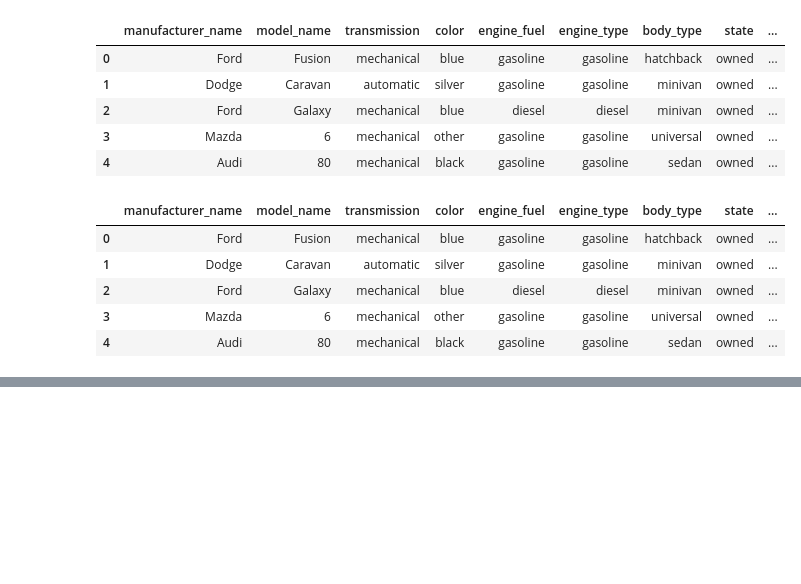
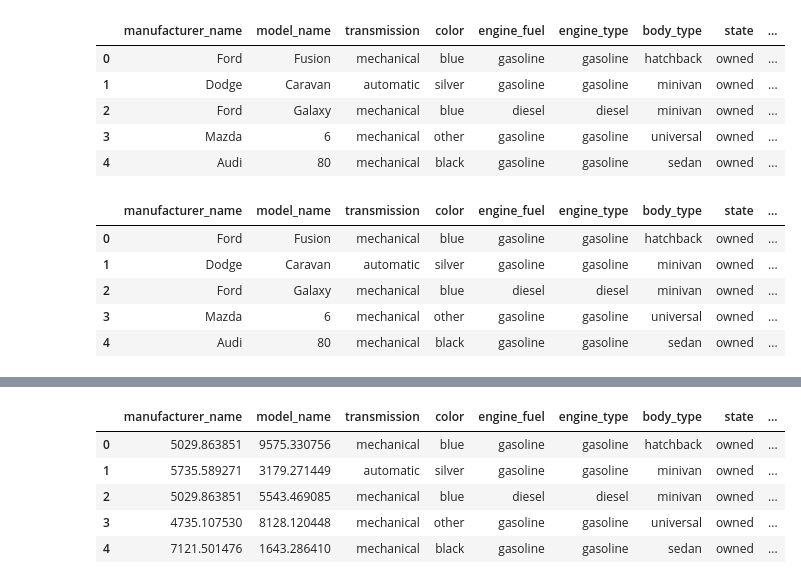
Before and after one commit to obeabi/SdsOctober2020Challenge, a Jupyter notebook: CategoricalCols_Main.ipynb, the cells around one changed output, grey strips where cells are left out. Cells and saved outputs as stored; diff of their text form; code cells hidden in the pictures; blank space fills up the shorter version.

```diff
--- a/CategoricalCols_Main.ipynb
+++ b/CategoricalCols_Main.ipynb
@@ -587,0 +587,6 @@ The shape of the train set is:  (7707, 77)
+# %%
+# Target encoding for manufature name and model name columns
+cat_df_train_se2 = cat_df_train.copy()
+cat_df_test_se2 = cat_df_test.copy()
+
+cat_df_train_se2.head()
@@ -587,0 +600,18 @@ The shape of the train set is:  (7707, 77)
+# %%
+# Apply traget encoding
+cols_target = ['manufacturer_name','model_name']
+target_enc3 = ce.TargetEncoder(cols=cols_target)
+target_enc3.fit(cat_df_train_te[cols_target],num_train['price_usd'] )
+
+# Transform the features, rename the columns with _target suffix, and join to dataframe
+cat_df_train_se2[cols_target] = target_enc3.transform(cat_df_train_te[cols_target]).add_suffix('_te')
+cat_df_test_se2[cols_target] = target_enc3.transform(cat_df_test_te[cols_target]).add_suffix('_te')
+
+cat_df_train_se2.head()
+# %% [output]
+|  | manufacturer_name | model_name | transmission | color | engine_fuel | engine_type | body_type | state | ... |
+| 0 | 5029.863851 | 9575.330756 | mechanical | blue | gasoline | gasoline | hatchback | owned | ... |
+| 1 | 5735.589271 | 3179.271449 | automatic | silver | gasoline | gasoline | minivan | owned | ... |
+| 2 | 5029.863851 | 5543.469085 | mechanical | blue | diesel | diesel | minivan | owned | ... |
+| 3 | 4735.107530 | 8128.120448 | mechanical | other | gasoline | gasoline | universal | owned | ... |
+| 4 | 7121.501476 | 1643.286410 | mechanical | black | gasoline | gasoline | sedan | owned | ... |
```
Also changed, not shown: parts of 19 cells of this notebook.
